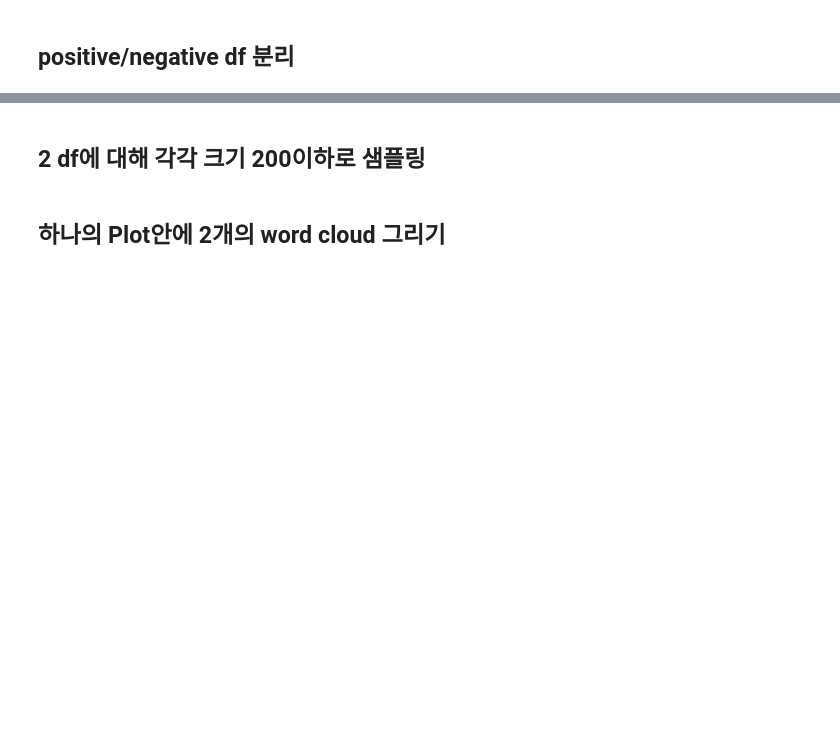
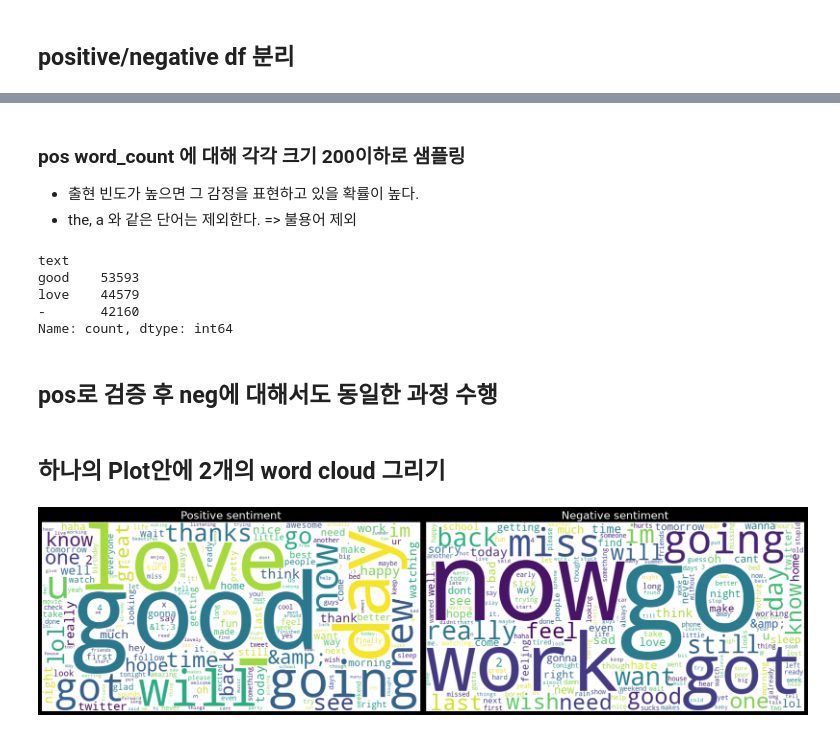
Before and after one commit to codrae/softeer-DE-wiki, a Jupyter notebook: missions/W2/M5_Sentiment_Analysis/Sentiment_Analysis.ipynb, the cells around one changed output, grey strips where cells are left out. Saved outputs shown, nothing was run; the diff lists cells and outputs as text; code cells hidden in the pictures; blank space fills up the shorter version.

Commit message:
feat : W2M5 완료 - sentiment dataset 수집 - pos/neg df 분리 - text data 전처리 : 불용어 제외 - word cloud 그리기

```diff
--- a/missions/W2/M5_Sentiment_Analysis/Sentiment_Analysis.ipynb
+++ b/missions/W2/M5_Sentiment_Analysis/Sentiment_Analysis.ipynb
@@ -3,11 +3,11 @@
 # %%
 import pandas as pd
 
-df = pd.read_csv("../../../data/sentiment140/versions/2/training.1600000.processed.noemoticon.csv",
+sentiment_df = pd.read_csv("../../../data/sentiment140/versions/2/training.1600000.processed.noemoticon.csv",
                  encoding="latin-1",
                 header=None,
                 names=["target", "id", "date", "flag", "user", "text"])
-df.head()
+sentiment_df.head()
 # %% [output]
 |  | target | id | date | flag | user | text |
 | 0 | 0 | 1467810369 | Mon Apr 06 22:19:45 PDT 2009 | NO_QUERY | _TheSpecialOne_ | @switchfoot http://twitpic.com/2y... |
@@ -43,0 +74,6 @@ Name: count, dtype: int64
+# %%
+# STOPWORDS를 필터링 하기 위해서 str.lower() 추가.
+def get_word_count(df):
+    return df['text'].str.lower().str.split().explode().value_counts()
+
+pos_word_count = get_word_count(pos_df)
@@ -44,4 +92,51 @@ Name: count, dtype: int64
 # %% [markdown]
-## 2 df에 대해 각각 크기 200이하로 샘플링
+### pos word_count 에 대해 각각 크기 200이하로 샘플링
+- 출현 빈도가 높으면 그 감정을 표현하고 있을 확률이 높다.
+- the, a 와 같은 단어는 제외한다. => 불용어 제외
+# %%
+from wordcloud import WordCloud, STOPWORDS
+stopwords = set(STOPWORDS)
+
+pos_word_count_filtered = pos_word_count[~pos_word_count.index.isin(stopwords)]
+print(pos_word_count_filtered.head(3))
+# %% [output]
+text
+good    53593
+love    44579
+-       42160
+Name: count, dtype: int64
+# %% [markdown]
+## pos로 검증 후 neg에 대해서도 동일한 과정 수행
+# %%
+neg_word_count = get_word_count(neg_df)
+neg_word_count_filtered = neg_word_count[~neg_word_count.index.isin(stopwords)]
 # %% [markdown]
 ## 하나의 Plot안에 2개의 word cloud 그리기
+# %%
+import matplotlib.pyplot as plt
+pos_wc = WordCloud(
+    width=800, height=400,
+    max_words=200,
+    background_color="white",
+).generate_from_frequencies(pos_word_count_filtered.to_dict())
+
+neg_wc = WordCloud(
+    width=800, height=400,
+    max_words=200,
+    background_color="white",
+).generate_from_frequencies(neg_word_count_filtered.to_dict())
+
+fig, axes = plt.subplots(1,2, figsize=(20,10))
+
+axes[0].imshow(pos_wc, interpolation="bilinear")
+axes[0].set_title("Positive sentiment", fontsize=20)
+axes[0].axis("off")
+
+axes[1].imshow(neg_wc, interpolation="bilinear")
+axes[1].set_title("Negative sentiment", fontsize=20)
+axes[1].axis("off")
+
+plt.tight_layout()
+plt.show()
+# %% [output]
+[figure, added]
```
Also changed, not shown: parts of 6 cells of this notebook.
